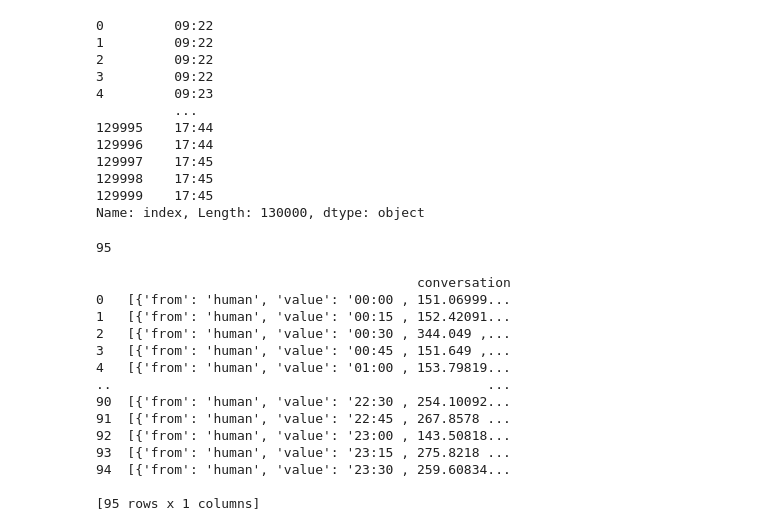
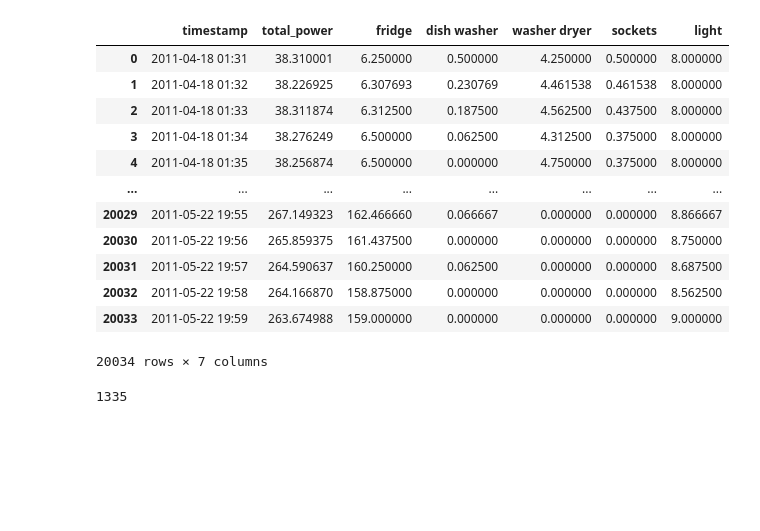
Before and after one commit to Bhanu3487/NILM-Energy-Disaggregation, a Jupyter notebook: Data_conversion.ipynb, the cells around one changed output. Drawn from its saved outputs; the diff is of its cells as text; code cells hidden in the pictures; blank space fills up the shorter version.

```diff
--- a/Data_conversion.ipynb
+++ b/Data_conversion.ipynb
@@ -88,31 +83,27 @@ plt.show()
 # %%
 series = pd.Series(subset_df['index'])
-# Function to extract HH:MM
-def extract_time(datetime_str):
-    return pd.to_datetime(datetime_str).strftime('%H:%M')
+# Extract and format the datetime
+subset_df['timestamp'] = series.dt.strftime('%Y-%m-%d %H:%M')
 
+# Slice the first 5 characters of the 'timestamp' series
+subset_df['timestamp'] = subset_df['timestamp'].str[:20]
 
-# Apply the function to the Series
-time_series = series.apply(extract_time)
-time_series
-
-
-subset_df['timestamp'] = time_series
-result_df = subset_df.groupby('timestamp', as_index=False).mean()
+result_df = subset_df.groupby('timestamp', as_index=False).mean().drop(columns=['index'])
 result_df
 # %% [output]
+|  | timestamp | total_power | fridge | dish washer | washer dryer | sockets | light |
+| 0 | 2011-04-18 01:31 | 38.310001 | 6.250000 | 0.500000 | 4.250000 | 0.500000 | 8.000000 |
+| 1 | 2011-04-18 01:32 | 38.226925 | 6.307693 | 0.230769 | 4.461538 | 0.461538 | 8.000000 |
+| 2 | 2011-04-18 01:33 | 38.311874 | 6.312500 | 0.187500 | 4.562500 | 0.437500 | 8.000000 |
+| 3 | 2011-04-18 01:34 | 38.276249 | 6.500000 | 0.062500 | 4.312500 | 0.375000 | 8.000000 |
+| 4 | 2011-04-18 01:35 | 38.256874 | 6.500000 | 0.000000 | 4.750000 | 0.375000 | 8.000000 |
+| ... | ... | ... | ... | ... | ... | ... | ... |
+| 20029 | 2011-05-22 19:55 | 267.149323 | 162.466660 | 0.066667 | 0.000000 | 0.000000 | 8.866667 |
+| 20030 | 2011-05-22 19:56 | 265.859375 | 161.437500 | 0.000000 | 0.000000 | 0.000000 | 8.750000 |
+| 20031 | 2011-05-22 19:57 | 264.590637 | 160.250000 | 0.062500 | 0.000000 | 0.000000 | 8.687500 |
+| 20032 | 2011-05-22 19:58 | 264.166870 | 158.875000 | 0.000000 | 0.000000 | 0.000000 | 8.562500 |
+| 20033 | 2011-05-22 19:59 | 263.674988 | 159.000000 | 0.000000 | 0.000000 | 0.000000 | 9.000000 |
-0         09:22
-1         09:22
-2         09:22
-3         09:22
-4         09:23
-          ...
-129995    17:44
-129996    17:44
-129997    17:45
-129998    17:45
-129999    17:45
-Name: index, Length: 130000, dtype: object
+20034 rows × 7 columns
 # %%
 # Run the loop
 data = []
@@ -126,30 +117,11 @@ for start in (range(0, len(result_df) - (chunksize), 15)):
     data.append([ { "from": "human", "value": input_string }, { "from": "gpt", "value": gpt_string } ])
-# %%
-len(data)
-# %% [output]
-95
 # %%
 new_data = {
     'conversation': data,
 }
+redd_df = pd.DataFrame(new_data)
+len(redd_df)
+# %% [output]
+1335
-# %%
-redd_df = pd.DataFrame(new_data)
-print(redd_df)
-redd_df.to_parquet('data1.parquet', engine='pyarrow')
-# %% [output]
-                                         conversation
-0   [{'from': 'human', 'value': '00:00 , 151.06999...
-1   [{'from': 'human', 'value': '00:15 , 152.42091...
-2   [{'from': 'human', 'value': '00:30 , 344.049 ,...
-3   [{'from': 'human', 'value': '00:45 , 151.649 ,...
-4   [{'from': 'human', 'value': '01:00 , 153.79819...
-..                                                ...
-90  [{'from': 'human', 'value': '22:30 , 254.10092...
-91  [{'from': 'human', 'value': '22:45 , 267.8578 ...
-92  [{'from': 'human', 'value': '23:00 , 143.50818...
-93  [{'from': 'human', 'value': '23:15 , 275.8218 ...
-94  [{'from': 'human', 'value': '23:30 , 259.60834...
-
-[95 rows x 1 columns]
 # %%
 from datasets import load_dataset
```
Also changed, not shown: parts of 6 cells of this notebook.
